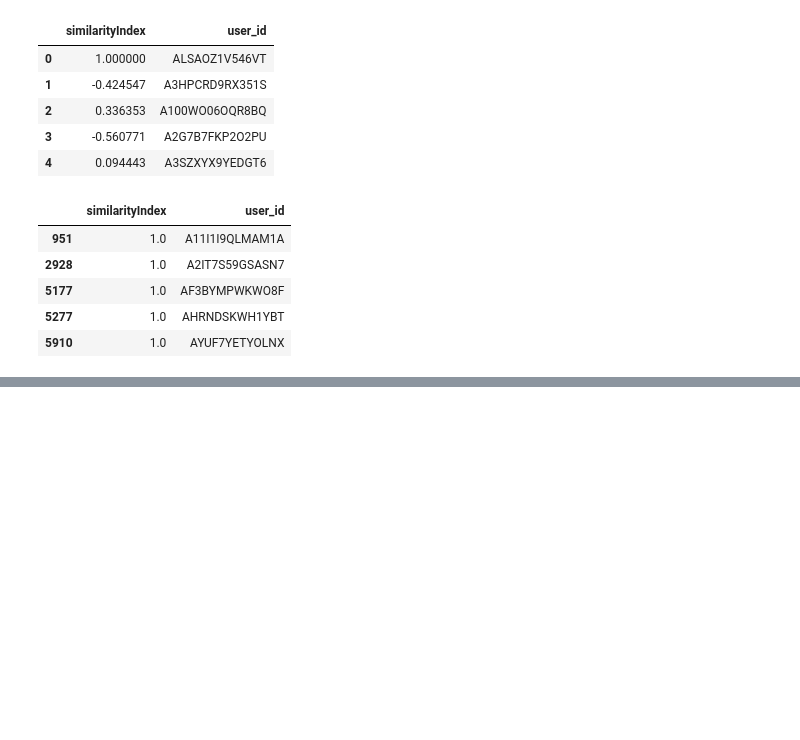
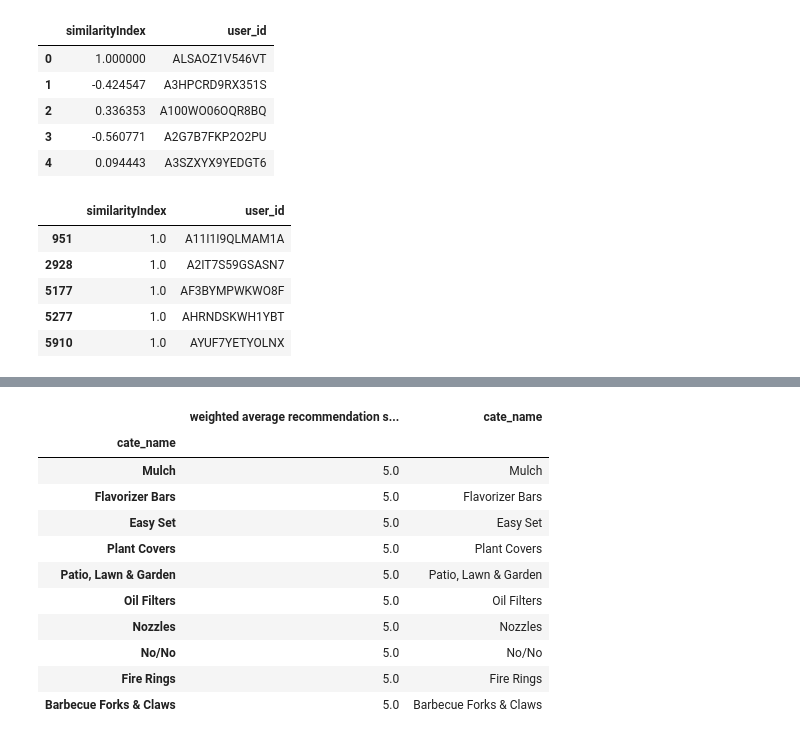
Before and after one commit to MingzeTR/MMF-Data-Science-Project, a Jupyter notebook: recommend_system_code.ipynb, the cells around one changed output, grey strips where cells are left out. Cells and saved outputs as stored; diff of their text form; code cells hidden in the pictures; blank space fills up the shorter version.

```diff
--- a/recommend_system_code.ipynb
+++ b/recommend_system_code.ipynb
@@ -133,0 +158,5 @@ topUsers.head()
+# %%
+#Applies a sum to the topUsers after grouping it up by userId
+tempTopUsersRating = topUsersRating.groupby('cate_name').sum()[['similarityIndex','weightedRating']]
+tempTopUsersRating.columns = ['sum_similarityIndex','sum_weightedRating']
+tempTopUsersRating.head()
@@ -133,0 +171,7 @@ topUsers.head()
+# %%
+#Creates an empty dataframe
+recommendation_df = pd.DataFrame()
+#Now we take the weighted average
+recommendation_df['weighted average recommendation score'] = tempTopUsersRating['sum_weightedRating']/tempTopUsersRating['sum_similarityIndex']
+recommendation_df['cate_name'] = tempTopUsersRating.index
+recommendation_df.head()
@@ -133,0 +186,16 @@ topUsers.head()
+# %%
+recommendation_df = recommendation_df.sort_values(by='weighted average recommendation score', ascending=False)
+recommendation_df.head(10)
+# %% [output]
+|  | weighted average recommendation s... | cate_name |
+| cate_name |  |  |
+| Mulch | 5.0 | Mulch |
+| Flavorizer Bars | 5.0 | Flavorizer Bars |
+| Easy Set | 5.0 | Easy Set |
+| Plant Covers | 5.0 | Plant Covers |
+| Patio, Lawn & Garden | 5.0 | Patio, Lawn & Garden |
+| Oil Filters | 5.0 | Oil Filters |
+| Nozzles | 5.0 | Nozzles |
+| No/No | 5.0 | No/No |
+| Fire Rings | 5.0 | Fire Rings |
+| Barbecue Forks & Claws | 5.0 | Barbecue Forks & Claws |
```
Also changed, not shown: parts of 5 cells of this notebook.
